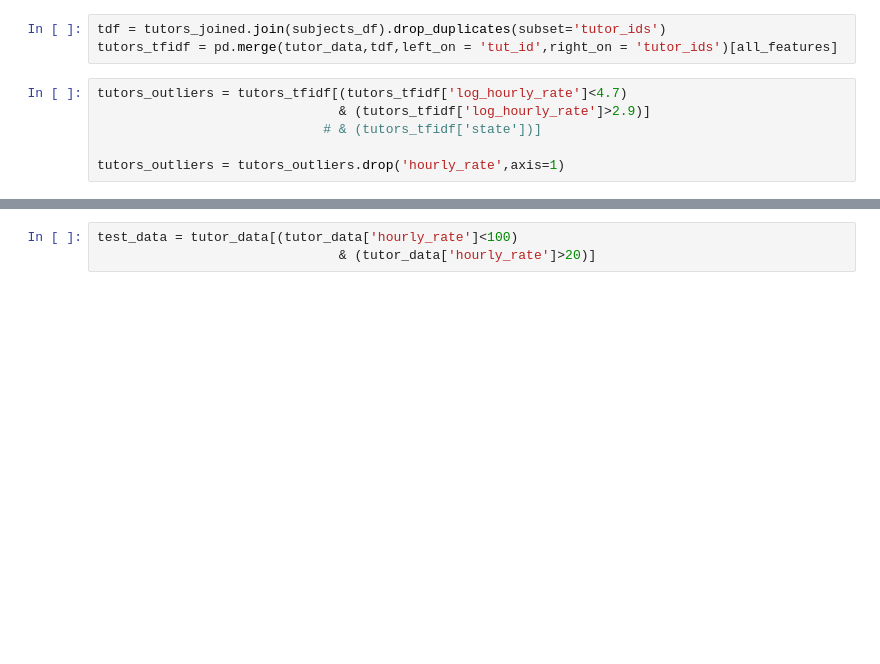
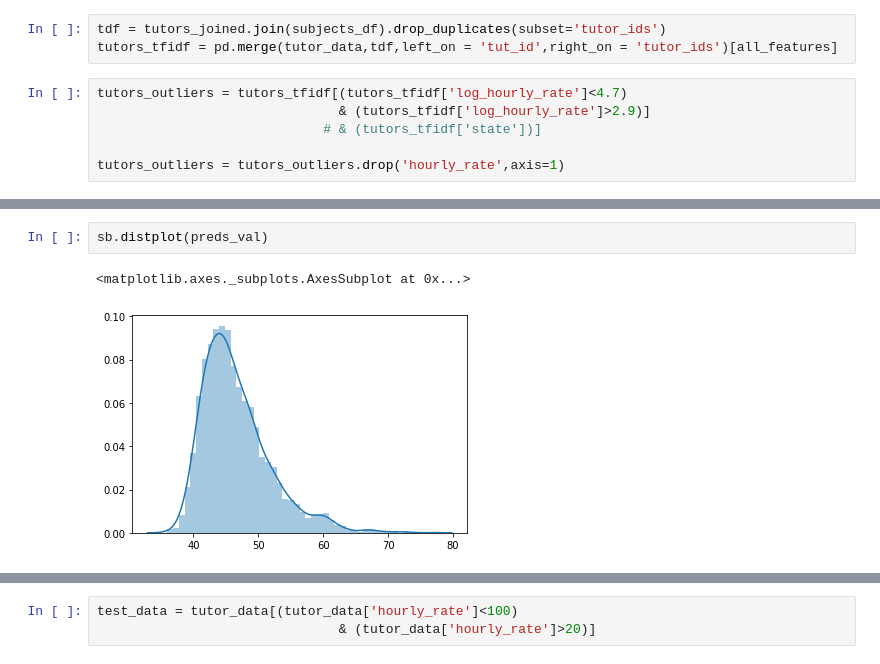
Before and after one commit to cfodonnell/Insight_Project_AsTutor, a Jupyter notebook: EDA/linear_regressions.ipynb, the cells around one changed output, grey strips where cells are left out. Cells and saved outputs as stored; diff of their text form; blank space fills up the shorter version.

```diff
--- a/EDA/linear_regressions.ipynb
+++ b/EDA/linear_regressions.ipynb
@@ -219,0 +357,5 @@ np.exp(3.9)-np.exp(3.8)
+# %%
+sb.distplot(preds_val)
+# %% [output]
+<matplotlib.axes._subplots.AxesSubplot at 0x...>
+[figure, added]
```
Also changed, not shown: parts of 43 cells of this notebook, 11 other files.
